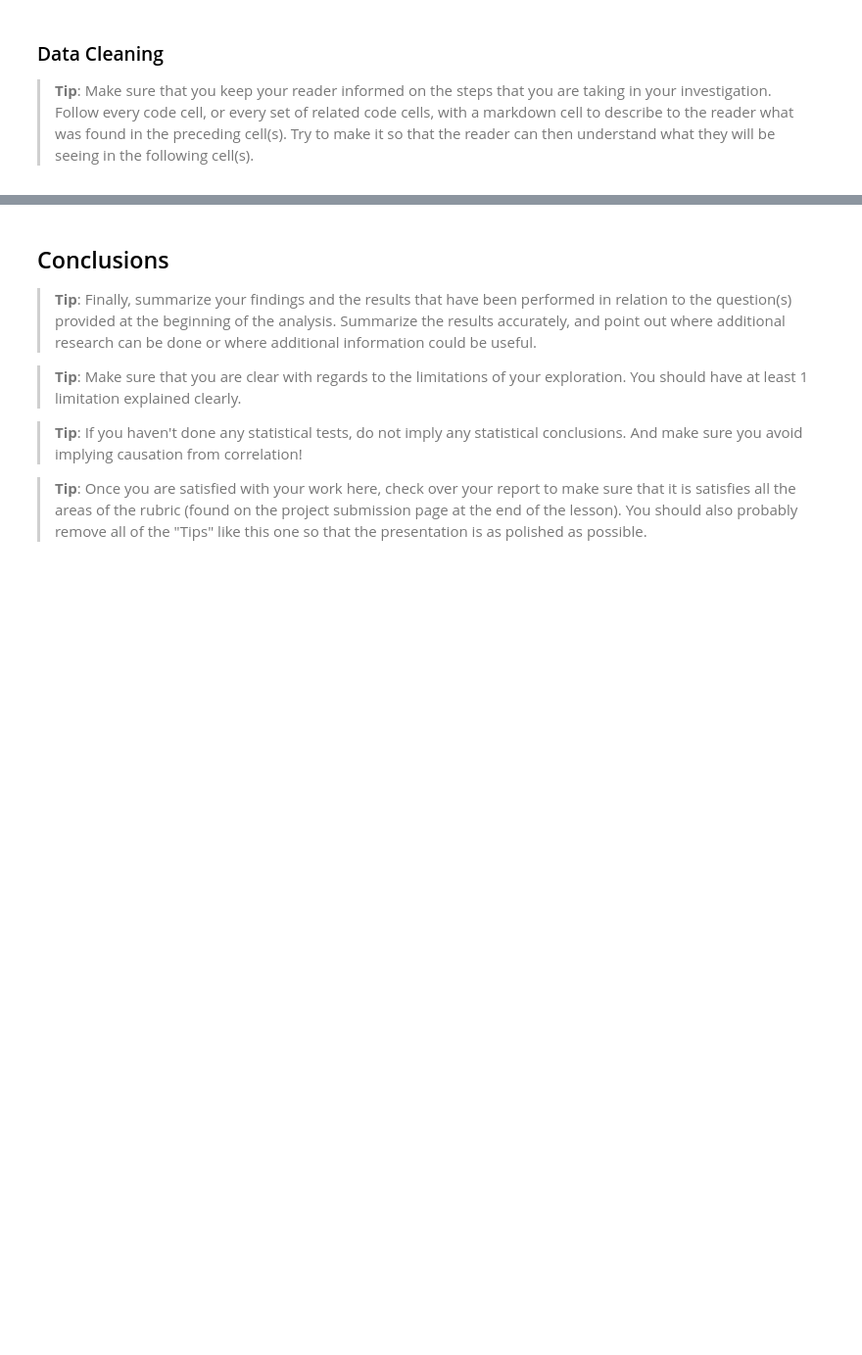
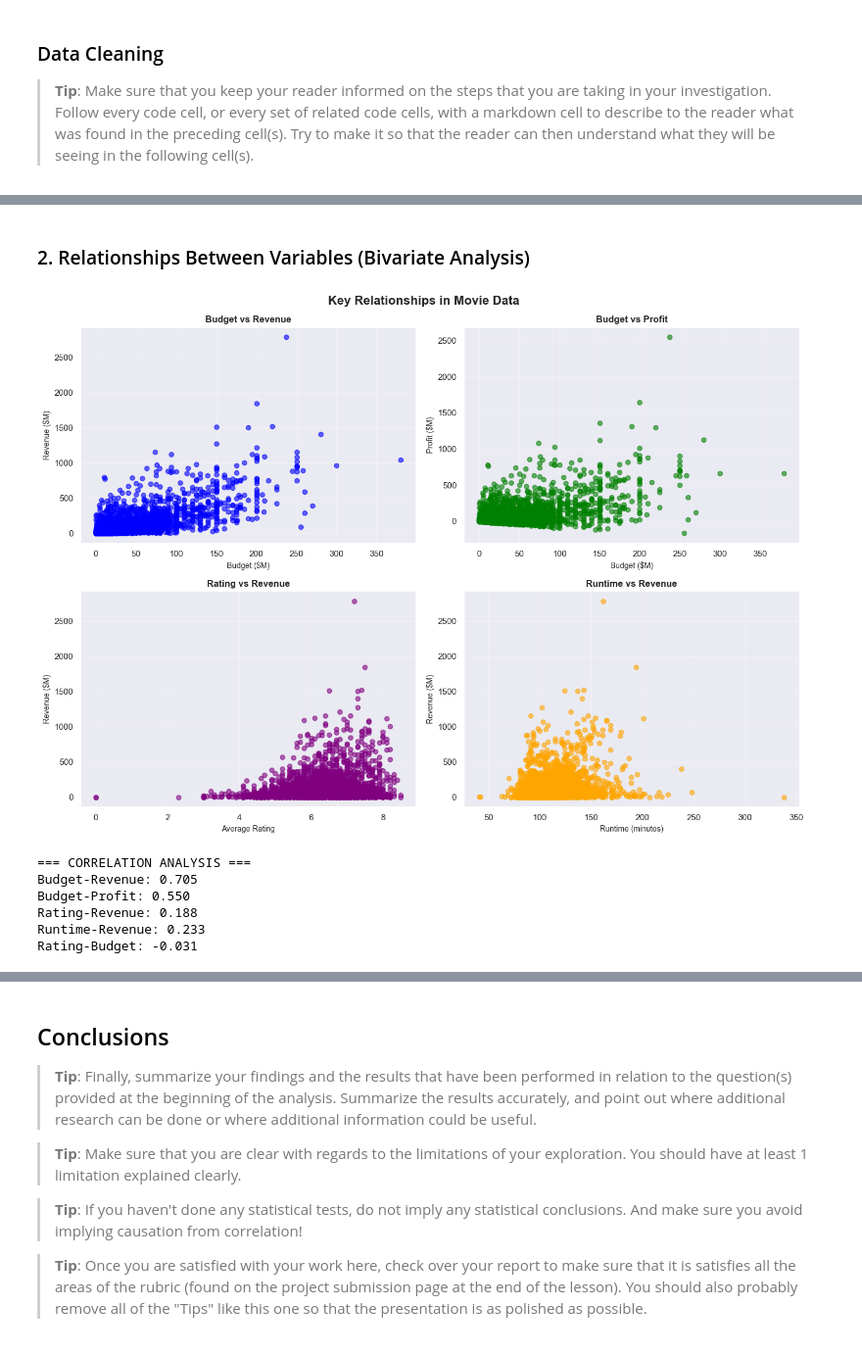
Before and after one commit to Bisan-Abdelrahim/DataAnalystProject1, a Jupyter notebook: Investigate_a_Dataset.ipynb, the cells around one changed output, grey strips where cells are left out. Shown at 98% size. Saved outputs shown, nothing was run; the diff lists cells and outputs as text; code cells hidden in the pictures; blank space fills up the shorter version.

```diff
--- a/Investigate_a_Dataset.ipynb
+++ b/Investigate_a_Dataset.ipynb
@@ -99,0 +351,46 @@ df.columns
+# %% [markdown]
+### 2. Relationships Between Variables (Bivariate Analysis)
+# %%
+# Relationship analysis - scatter plots and correlations
+fig, axes = plt.subplots(2, 2, figsize=(14, 10))
+fig.suptitle('Key Relationships in Movie Data', fontsize=16, fontweight='bold')
+
+# Budget vs Revenue
+axes[0,0].scatter(df['budget']/1e6, df['revenue']/1e6, alpha=0.6, color='blue')
+add_plot_formatting(axes[0,0], 'Budget vs Revenue', 'Budget ($M)', 'Revenue ($M)')
+
+# Budget vs Profit
+axes[0,1].scatter(df['budget']/1e6, df['profit']/1e6, alpha=0.6, color='green')
+add_plot_formatting(axes[0,1], 'Budget vs Profit', 'Budget ($M)', 'Profit ($M)')
+
+# Rating vs Revenue
+axes[1,0].scatter(df['vote_average'], df['revenue']/1e6, alpha=0.6, color='purple')
+add_plot_formatting(axes[1,0], 'Rating vs Revenue', 'Average Rating', 'Revenue ($M)')
+
+# Runtime vs Revenue
+axes[1,1].scatter(df['runtime'], df['revenue']/1e6, alpha=0.6, color='orange')
+add_plot_formatting(axes[1,1], 'Runtime vs Revenue', 'Runtime (minutes)', 'Revenue ($M)')
+
+plt.tight_layout()
+plt.show()
+
+# Calculate some correlations
+print("=== CORRELATION ANALYSIS ===")
+correlations = {
+    'Budget-Revenue': df['budget'].corr(df['revenue']),
+    'Budget-Profit': df['budget'].corr(df['profit']),
+    'Rating-Revenue': df['vote_average'].corr(df['revenue']),
+    'Runtime-Revenue': df['runtime'].corr(df['revenue']),
+    'Rating-Budget': df['vote_average'].corr(df['budget'])
+}
+
+for pair, corr in correlations.items():
+    print(f"{pair}: {corr:.3f}")
+# %% [output]
+[figure, added]
+=== CORRELATION ANALYSIS ===
+Budget-Revenue: 0.705
+Budget-Profit: 0.550
+Rating-Revenue: 0.188
+Runtime-Revenue: 0.233
+Rating-Budget: -0.031
```
Also changed, not shown: parts of 23 cells of this notebook.
